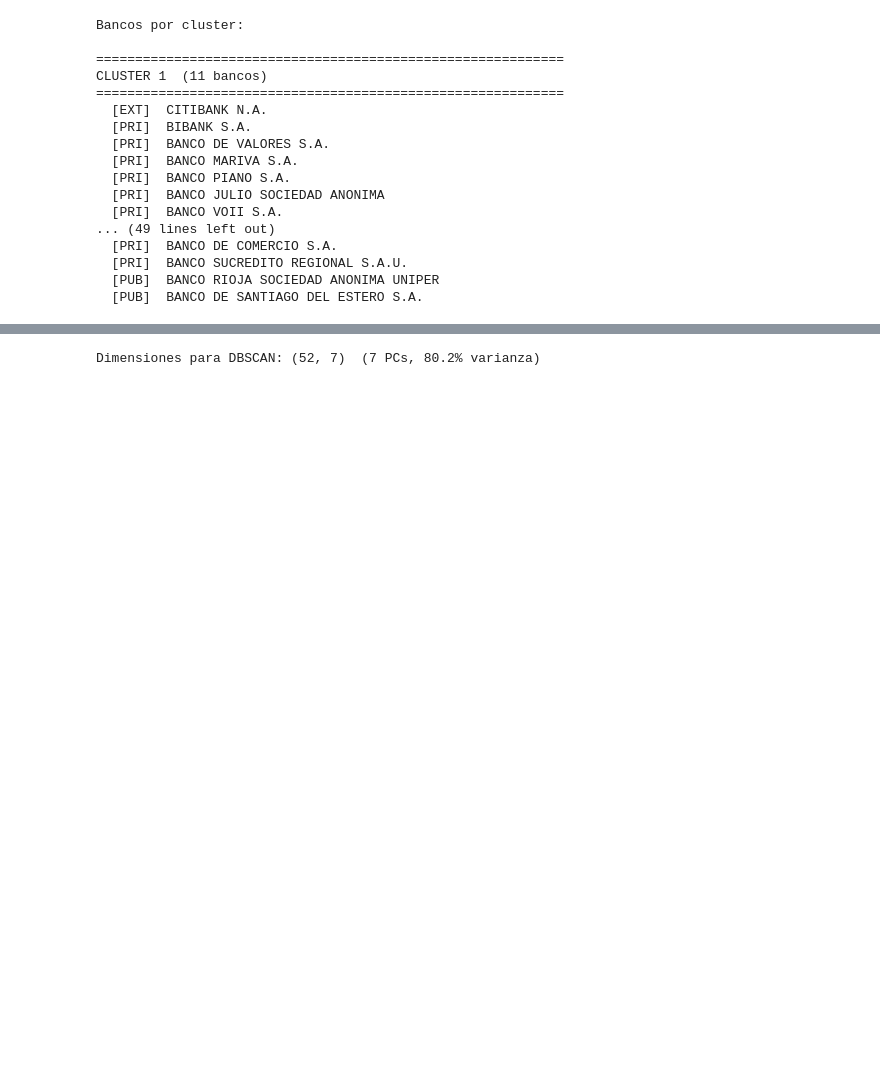
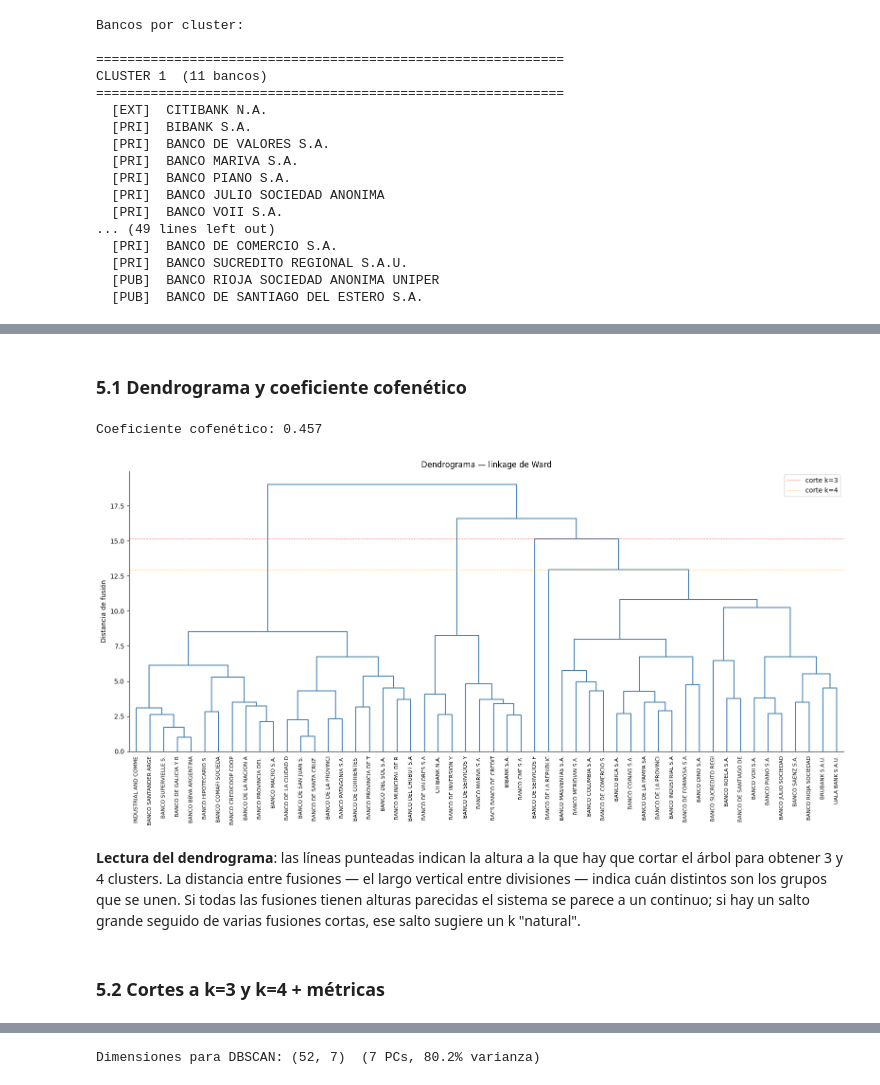
Before and after one commit to missvico/tesis-perfiles-bancarios, a Jupyter notebook: notebooks/03_clustering.ipynb, the cells around one changed output, grey strips where cells are left out. Cells and saved outputs as stored; diff of their text form; code cells hidden in the pictures; blank space fills up the shorter version.

```diff
--- a/notebooks/03_clustering.ipynb
+++ b/notebooks/03_clustering.ipynb
@@ -561,0 +802,43 @@ CLUSTER 1  (11 bancos)
+# %% [markdown]
+### 5.1 Dendrograma y coeficiente cofenético
+# %%
+from scipy.cluster.hierarchy import linkage, fcluster, dendrogram, cophenet
+from scipy.spatial.distance import pdist
+
+# Linkage de Ward sobre el espacio estandarizado (mismo X del K-Means)
+Z = linkage(X, method="ward")
+
+# Coeficiente cofenético: correlación entre distancias originales y las
+# implícitas en el dendrograma. Cerca de 1 = el árbol refleja bien la
+# estructura. Valores 0.6-0.8 son razonables; <0.5 indica que el linkage
+# no captura bien las distancias.
+dist_pairs = pdist(X)
+coph_corr, _ = cophenet(Z, dist_pairs)
+print(f"Coeficiente cofenético: {coph_corr:.3f}")
+# %% [output]
+Coeficiente cofenético: 0.457
+# %%
+# Dendrograma completo, con etiquetas de banco recortadas
+fig, ax = plt.subplots(figsize=(16, 8))
+dendrogram(
+    Z,
+    labels=df_imp["nombre_banco"].str[:20].values,
+    leaf_rotation=90,
+    leaf_font_size=8,
+    color_threshold=0,        # un único color, no queremos sugerir corte aún
+    above_threshold_color="steelblue",
+    ax=ax,
+)
+ax.set_title("Dendrograma — linkage de Ward")
+ax.set_ylabel("Distancia de fusión")
+ax.axhline(y=Z[-3, 2], color="red", ls="--", lw=0.8, alpha=0.6, label="corte k=3")
+ax.axhline(y=Z[-4, 2], color="orange", ls="--", lw=0.8, alpha=0.6, label="corte k=4")
+ax.legend(loc="upper right")
+plt.tight_layout()
+plt.show()
+# %% [output]
+[figure, added]
+# %% [markdown]
+**Lectura del dendrograma**: las líneas punteadas indican la altura a la que hay que cortar el árbol para obtener 3 y 4 clusters. La distancia entre fusiones — el largo vertical entre divisiones — indica cuán distintos son los grupos que se unen. Si todas las fusiones tienen alturas parecidas el sistema se parece a un continuo; si hay un salto grande seguido de varias fusiones cortas, ese salto sugiere un k "natural".
+# %% [markdown]
+### 5.2 Cortes a k=3 y k=4 + métricas
```
Also changed, not shown: parts of 32 cells of this notebook, 2 other files.
